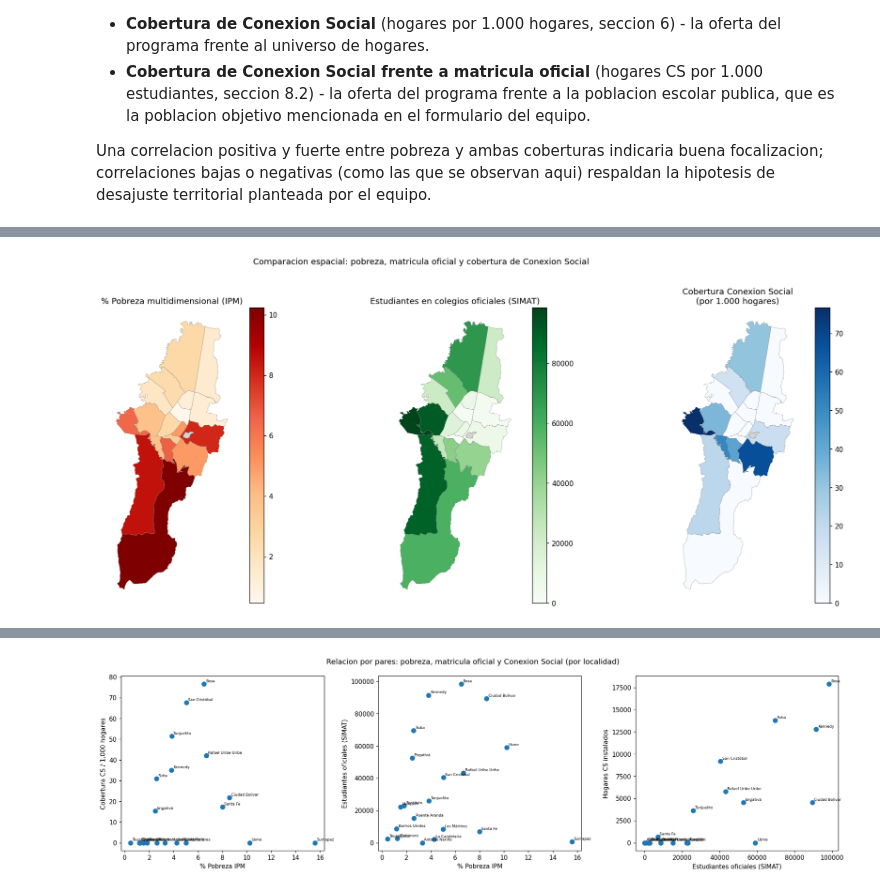
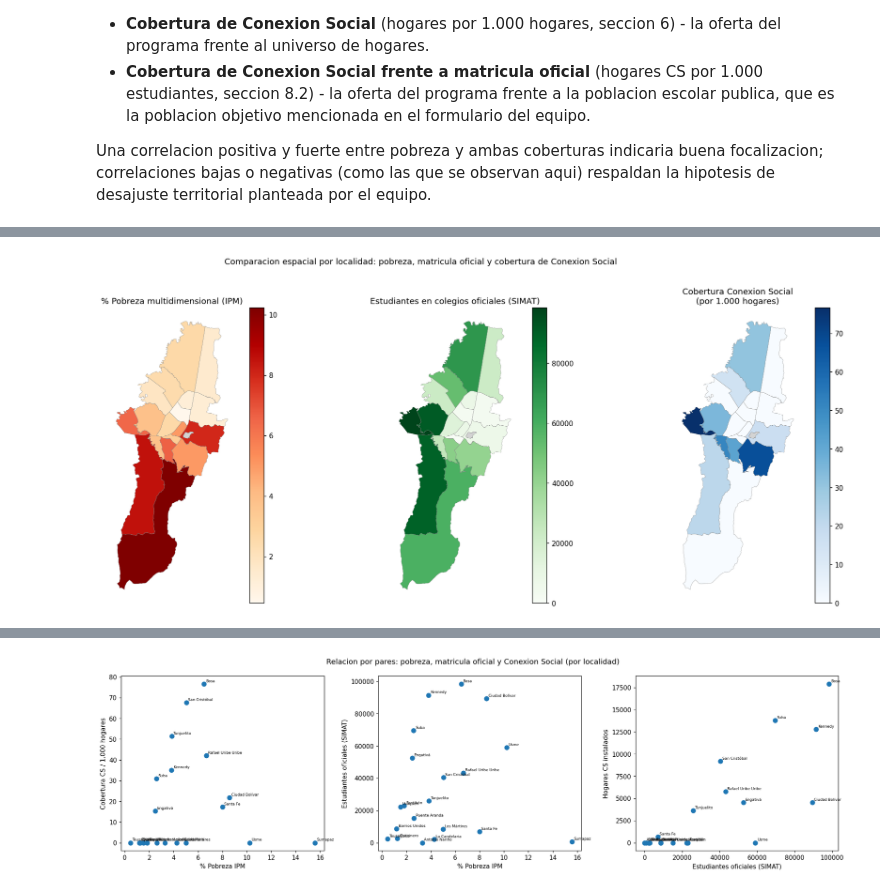
Before and after one commit to jestupinan5/DataJam---Conexi-n-Social-Integraci-n-Social, a Jupyter notebook: notebooks/01_analisis_espacial_conexion_social.ipynb, the cells around one changed output, grey strips where cells are left out. Drawn from its saved outputs; the diff is of its cells as text; code cells hidden in the pictures.

```diff
--- a/notebooks/01_analisis_espacial_conexion_social.ipynb
+++ b/notebooks/01_analisis_espacial_conexion_social.ipynb
@@ -922,26 +1016,26 @@ matriz_corr
 # %%
 fig, axes = plt.subplots(1, 3, figsize=(18, 7))
 
-mapa_comp = gdf_localidad_urbano.merge(comparacion_localidad, on="LOC_KEY", how="left")
+mapa_comp_localidad = gdf_localidad_urbano.merge(comparacion_localidad, on="LOC_KEY", how="left")
 
-mapa_comp.plot(column="pct_pobreza_ipm", cmap="OrRd", legend=True, ax=axes[0],
+mapa_comp_localidad.plot(column="pct_pobreza_ipm", cmap="OrRd", legend=True, ax=axes[0],
                edgecolor="grey", linewidth=0.3, missing_kwds={"color": "lightgrey"})
 axes[0].set_title("% Pobreza multidimensional (IPM)")
 axes[0].axis("off")
 
-mapa_comp.plot(column="estudiantes_oficiales", cmap="Greens", legend=True, ax=axes[1],
+mapa_comp_localidad.plot(column="estudiantes_oficiales", cmap="Greens", legend=True, ax=axes[1],
                edgecolor="grey", linewidth=0.3, missing_kwds={"color": "lightgrey"})
 axes[1].set_title("Estudiantes en colegios oficiales (SIMAT)")
 axes[1].axis("off")
 
-mapa_comp.plot(column="cobertura_cs_por_1000_hogares", cmap="Blues", legend=True, ax=axes[2],
+mapa_comp_localidad.plot(column="cobertura_cs_por_1000_hogares", cmap="Blues", legend=True, ax=axes[2],
                edgecolor="grey", linewidth=0.3, missing_kwds={"color": "lightgrey"})
 axes[2].set_title("Cobertura Conexion Social\n(por 1.000 hogares)")
 axes[2].axis("off")
 
-fig.suptitle("Comparacion espacial: pobreza, matricula oficial y cobertura de Conexion Social", y=1.02)
+fig.suptitle("Comparacion espacial por localidad: pobreza, matricula oficial y cobertura de Conexion Social", y=1.02)
 fig.tight_layout()
 fig.savefig(OUT_FIGS / "mapas_comparacion_ipm_cs_simat.png", dpi=150, bbox_inches="tight")
 plt.show()
 # %% [output]
-[figure, old version]
+[figure, new version]
```
Also changed, not shown: parts of 16 cells of this notebook, 10 other files.
